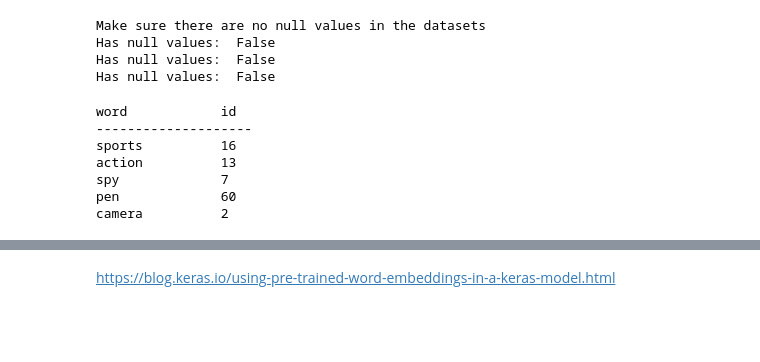
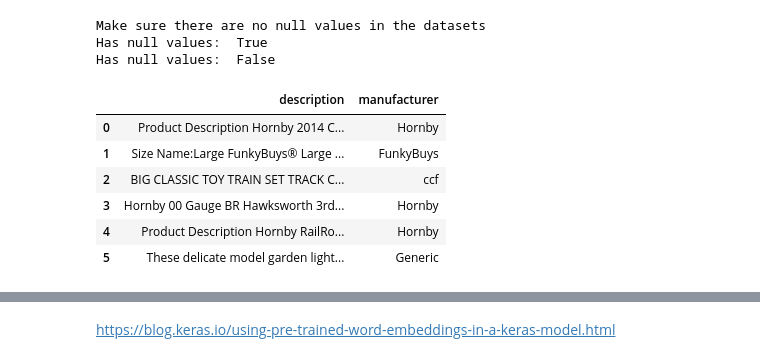
Before and after one commit to ankitbit/Advanced_Machine_Learning, a Jupyter notebook: Assignment Reports/Assignment 2/Product_Classification.ipynb, the cells around one changed output, grey strips where cells are left out. Drawn from its saved outputs; the diff is of its cells as text; code cells hidden in the pictures; blank space fills up the shorter version.

```diff
--- a/Assignment Reports/Assignment 2/Product_Classification.ipynb
+++ b/Assignment Reports/Assignment 2/Product_Classification.ipynb
@@ -48,0 +45,4 @@ category_reverse_index = dict((y,x) for (x,y) in category_index.items())
+# %%
+! wget 'https://raw.githubusercontent.com/ankitbit/Deep_Learning/master/Assignment%20Reports/Assignment%202/data/amazon_co-ecommerce_sample.csv'
+datasets = pd.read_csv('amazon_co-ecommerce_sample.csv', sep=',')
+datasets = datasets[['description', 'manufacturer']]
@@ -49,17 +60,21 @@ category_reverse_index = dict((y,x) for (x,y) in category_index.items())
 # %%
-# Reading the dataset
-clothing = pd.read_csv("clothing.tsv", sep='\t')
-cameras = pd.read_csv("cameras.tsv", sep='\t')
-home_appliances = pd.read_csv("home.tsv", sep='\t')
-datasets = [clothing, cameras, home_appliances]
-
-
 # Examination of null values
 print("Make sure there are no null values in the datasets")
-for data in datasets:
-    print("Has null values: ", data.isnull().values.any())
+print("Has null values: ", datasets.isnull().values.any())
+
+datasets = datasets.dropna()
+print("Has null values: ", datasets.isnull().values.any())
 # %% [output]
 Make sure there are no null values in the datasets
+Has null values:  True
 Has null values:  False
-Has null values:  False
-Has null values:  False
+# %%
+datasets.head(6)
+# %% [output]
+|  | description | manufacturer |
+| 0 | Product Description Hornby 2014 C... | Hornby |
+| 1 | Size Name:Large FunkyBuys® Large ... | FunkyBuys |
+| 2 | BIG CLASSIC TOY TRAIN SET TRACK C... | ccf |
+| 3 | Hornby 00 Gauge BR Hawksworth 3rd... | Hornby |
+| 4 | Product Description Hornby RailRo... | Hornby |
+| 5 | These delicate model garden light... | Generic |
@@ -87,15 +98,0 @@ home_appliances_data = pad_sequences(home_appliances_sequences, maxlen=MAX_SEQUE
-# %%
-word_index = tokenizer.word_index
-test_string = "sports action spy pen camera"
-print("word\t\tid")
-print("-" * 20)
-for word in test_string.split():
-    print("%s\t\t%s" % (word, word_index[word]))
-# %% [output]
-word            id
---------------------
-sports          16
-action          13
-spy             7
-pen             60
-camera          2
```
Also changed, not shown: parts of 31 cells of this notebook.
